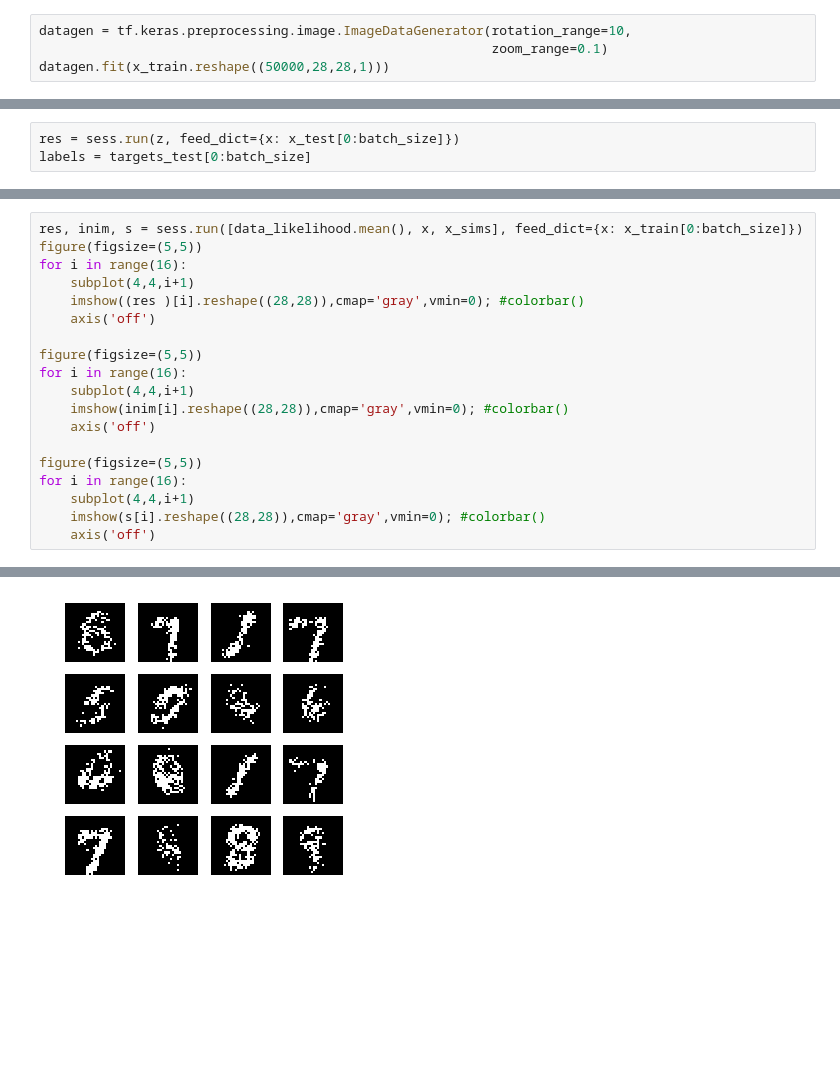
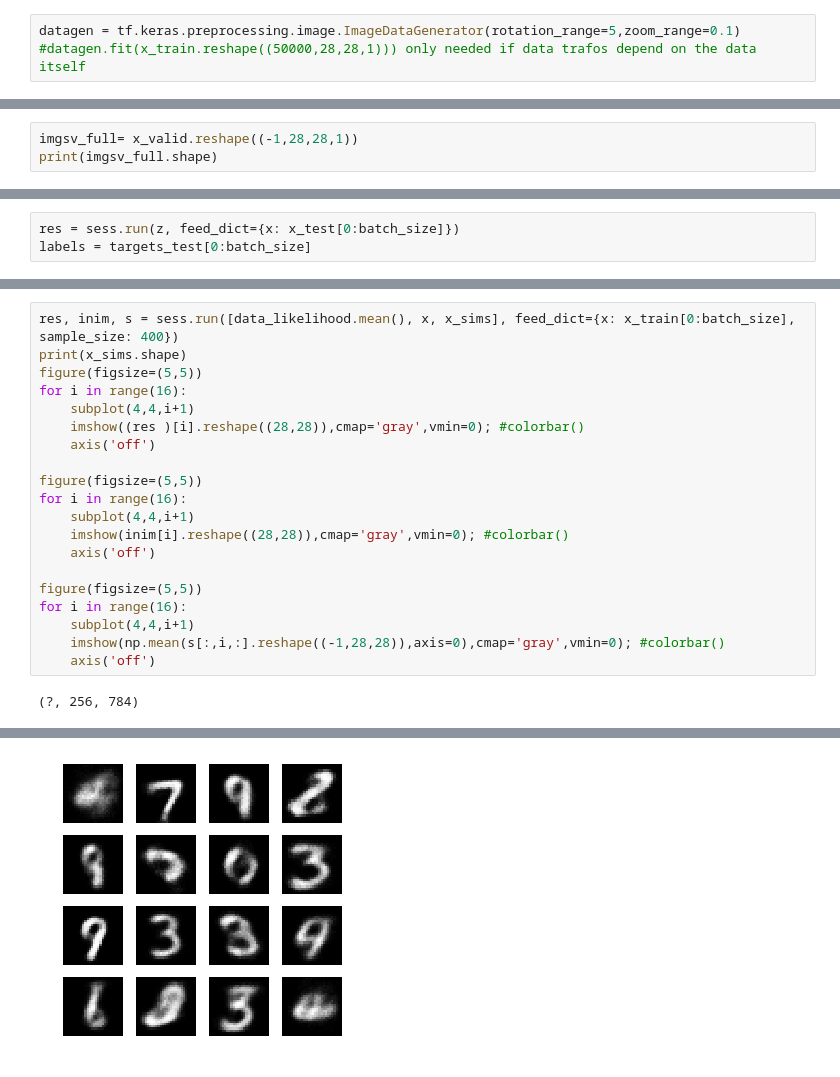
Before and after one commit to VMBoehm/DeNoPa, a Jupyter notebook: VAE.ipynb, the cells around one changed output, grey strips where cells are left out. Cells and saved outputs as stored; diff of their text form; blank space fills up the shorter version.

```diff
--- a/VAE.ipynb
+++ b/VAE.ipynb
@@ -57,4 +120,3 @@ x_train, targets_train, x_valid, targets_valid, x_test, targets_test = load_mnis
 # %%
-datagen = tf.keras.preprocessing.image.ImageDataGenerator(rotation_range=10,
-                                                          zoom_range=0.1)
-datagen.fit(x_train.reshape((50000,28,28,1)))
+datagen = tf.keras.preprocessing.image.ImageDataGenerator(rotation_range=5,zoom_range=0.1)
+#datagen.fit(x_train.reshape((50000,28,28,1))) only needed if data trafos depend on the data itself
@@ -119,3 +164,6 @@ sess = tf.Session()
 sess.run(tf.global_variables_initializer())
 # %%
 losses_data = []
+# %%
+imgsv_full= x_valid.reshape((-1,28,28,1))
+print(imgsv_full.shape)
@@ -181,5 +262,6 @@ legend()
 # %%
-res, inim, s = sess.run([data_likelihood.mean(), x, x_sims], feed_dict={x: x_train[0:batch_size]})
+res, inim, s = sess.run([data_likelihood.mean(), x, x_sims], feed_dict={x: x_train[0:batch_size], sample_size: 400})
+print(x_sims.shape)
 figure(figsize=(5,5))
 for i in range(16):
     subplot(4,4,i+1)
@@ -195,6 +277,7 @@ for i in range(16):
 figure(figsize=(5,5))
 for i in range(16):
     subplot(4,4,i+1)
-    imshow(s[i].reshape((28,28)),cmap='gray',vmin=0); #colorbar()
+    imshow(np.mean(s[:,i,:].reshape((-1,28,28)),axis=0),cmap='gray',vmin=0); #colorbar()
     axis('off')
 # %% [output]
+(?, 256, 784)
@@ -202,2 +285,2 @@ for i in range(16):
 [figure]
-[figure, old version]
+[figure, new version]
```
Also changed, not shown: parts of 21 cells of this notebook.
